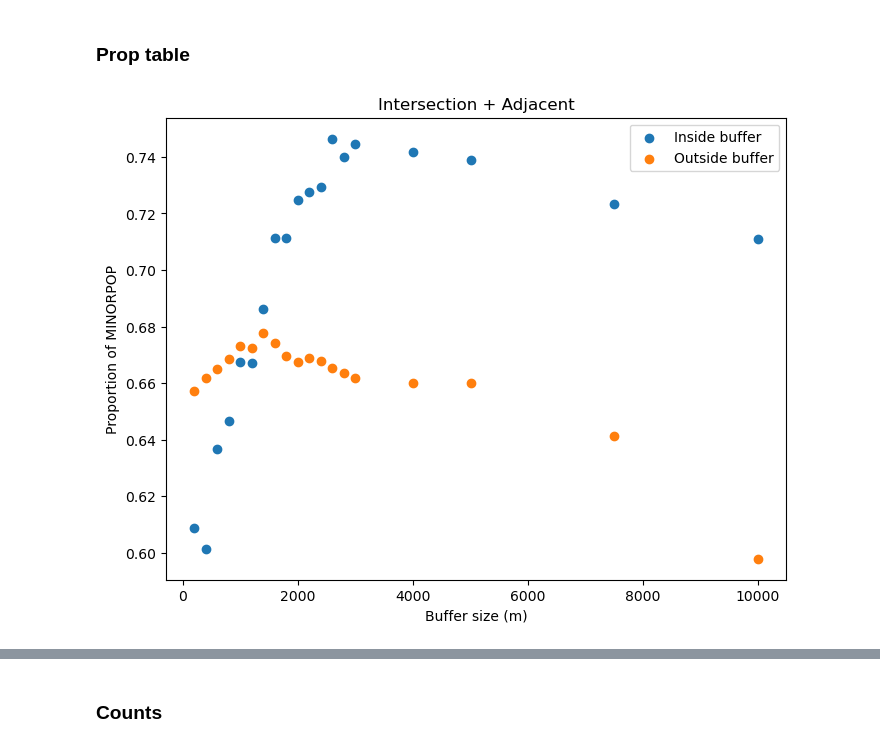
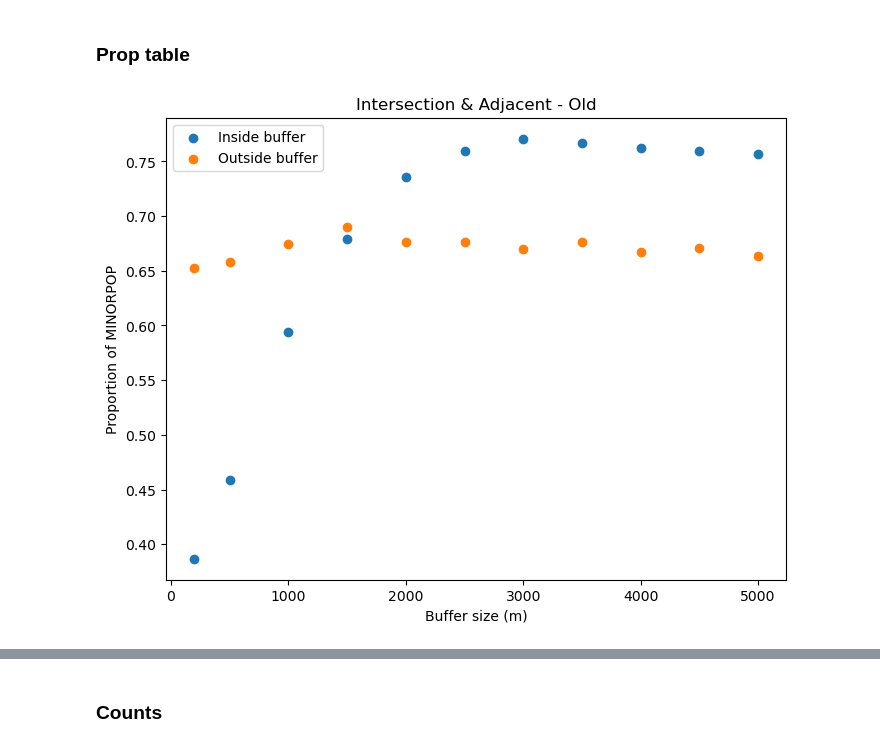
Before and after one commit to natebendermontana/capstone_rmi, a Jupyter notebook: bg_buffer_analysis.ipynb, the cells around one changed output, grey strips where cells are left out. Drawn from its saved outputs; the diff is of its cells as text; code cells hidden in the pictures.

```diff
--- a/bg_buffer_analysis.ipynb
+++ b/bg_buffer_analysis.ipynb
@@ -463,18 +465,43 @@ def calculate_stats_adjacent(intersect_portions, social_df, buffer_size, analysi
 # %%
 # Comparison set: only intersected and intersect-adjacent BGs
 
-#buffer_sizes = [200, 400, 600, 800, 1000, 1200, 1400, 1600, 1800, 2000, 2200, 2400, 2600, 2800, 3000, 4000, 5000, 7500, 10000]
-buffer_sizes = [200]
+# buffer_sizes = [200, 400, 600, 800, 1000,
+#                 1200, 1400, 1600, 1800, 2000,
+#                 2200, 2400, 2600, 2800, 3000,
+#                 3200, 3400, 3600, 3800, 4000,
+#                 4200, 4400, 4600, 4800, 5000,
+#                 5200, 5400, 5600, 5800, 6000,
+#                 6200, 6400, 6600, 6800, 7000,
+#                 7200, 7400, 7600, 7800, 8000,
+#                 8200, 8400, 8600, 8800, 9000,
+#                 9200, 9400, 9600, 9800, 10000]
+
+buffer_sizes = [200, 500, 1000, 1500, 2000, 2500, 3000, 3500, 4000, 4500, 5000]
+# buffer_sizes = [200]
 
 # initialize empty df
 df_view_adjacent = pd.DataFrame()
 
 for buffer_size in buffer_sizes:
 
-    ca_flares, intersect_portions = create_buffer_intersection(ca_flares, ca_bg_joined_sub, buffer_size)
-    df_adjacent_forpermutation, buffer_output = calculate_stats_adjacent(intersect_portions, ca_bg_joined_sub, buffer_size, "adjacent")
+    ca_flares, intersect_portions = create_buffer_intersection(ca_flares, ca_bg_joined, buffer_size)
+    df_adjacent_forpermutation, buffer_output = calculate_stats_adjacent(intersect_portions, ca_bg_joined, buffer_size, "adjacent")
 
     df_view_adjacent = df_view_adjacent.append(buffer_output, ignore_index=True)
+
+    # Permutation testing in R
+    # Write final df to tsv for permutation in R.
+    # Analyis type = either "ca" for all of Cali BGs, or "adjacent" for the intersected / intersected-adjacent
+
+    # drop the geometries before writing to files if they're present; they're not needed for permutation
+    columns_to_drop = ["bg_geom", "intersect_geom", "cnty_geom"]
+    columns_present = set(columns_to_drop).intersection(set(df_adjacent_forpermutation.columns))
+
+    if len(columns_present) > 0:
+        df_adjacent_forpermutation = df_adjacent_forpermutation.drop(columns=list(columns_present))
+
+    filename = f"data/adjacent_df_{buffer_size}m_forpermutation.tsv"
+    df_adjacent_forpermutation.to_csv(filename, sep="\t", index=False)
 # %%
 df_view_adjacent
 # %% [output]
@@ -487,21 +522,21 @@ write_files(df_adjacent_forpermutation, "adjacent")
 # %%
 # scatterplot of buffer props
 
 fig, ax = plt.subplots(figsize=(8, 6))
-ax.scatter(df_view_adjacent['buffer_size (m)'], df_view_adjacent['inbuffer_prop'], label='Inside buffer')
-ax.scatter(df_view_adjacent['buffer_size (m)'], df_view_adjacent['outbuffer_prop'], label='Outside buffer')
+ax.scatter(df_view_adjacent['buffer_size (m)'], df_view_adjacent['oldinbuffer_prop'], label='Inside buffer')
+ax.scatter(df_view_adjacent['buffer_size (m)'], df_view_adjacent['oldoutbuffer_prop'], label='Outside buffer')
 
 # Set xticks to the buffer sizes
 # xticks = [100, 400, 800, 1000, 1600, 2000]
 # ax.set_xticks(xticks)
 
 # Set xticklabels to the buffer sizes
 #xticklabels = [f"{b:,}" for b in xticks]
 #ax.set_xticklabels(xticklabels)
 ax.set_xlabel('Buffer size (m)')
 ax.set_ylabel('Proportion of MINORPOP')
 ax.legend()
-plt.title("Intersection + Adjacent")
+plt.title("Intersection & Adjacent - Old")
 plt.show()
 # %% [output]
-[figure, old version]
+[figure, new version]
```
Also changed, not shown: parts of 12 cells of this notebook, 2 other files.
